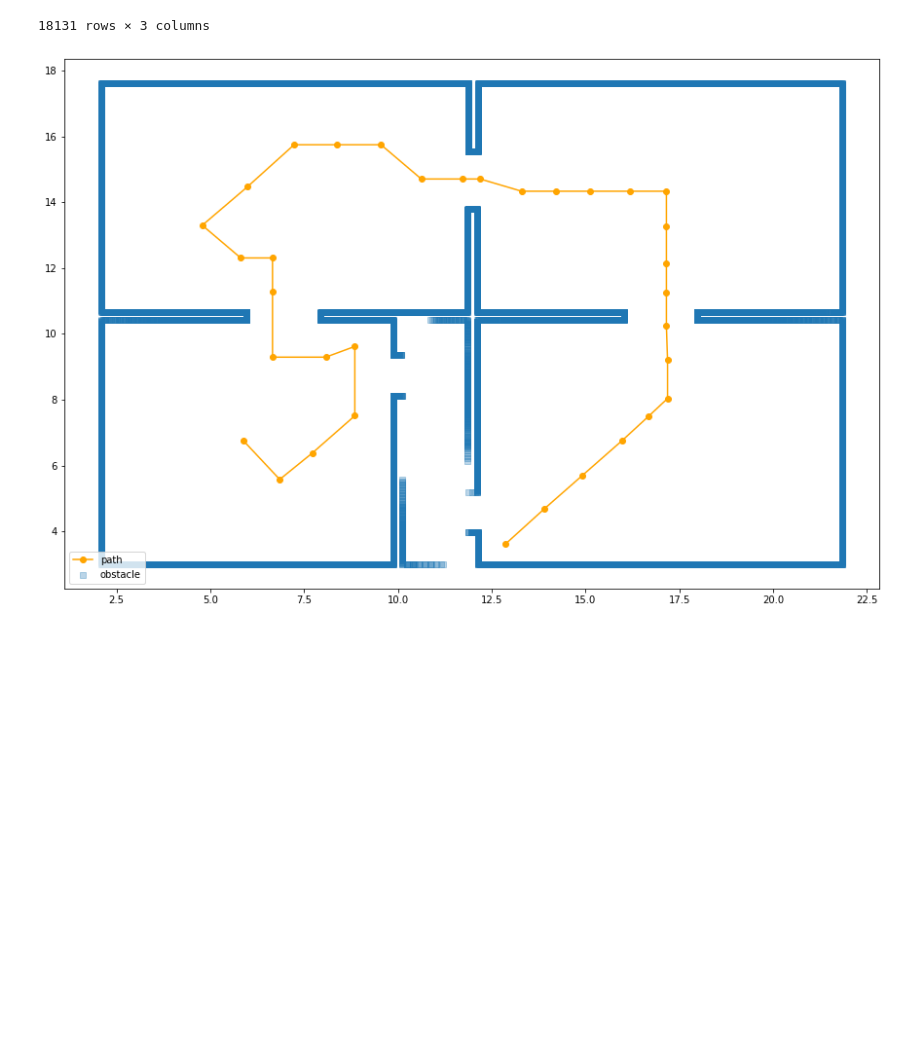
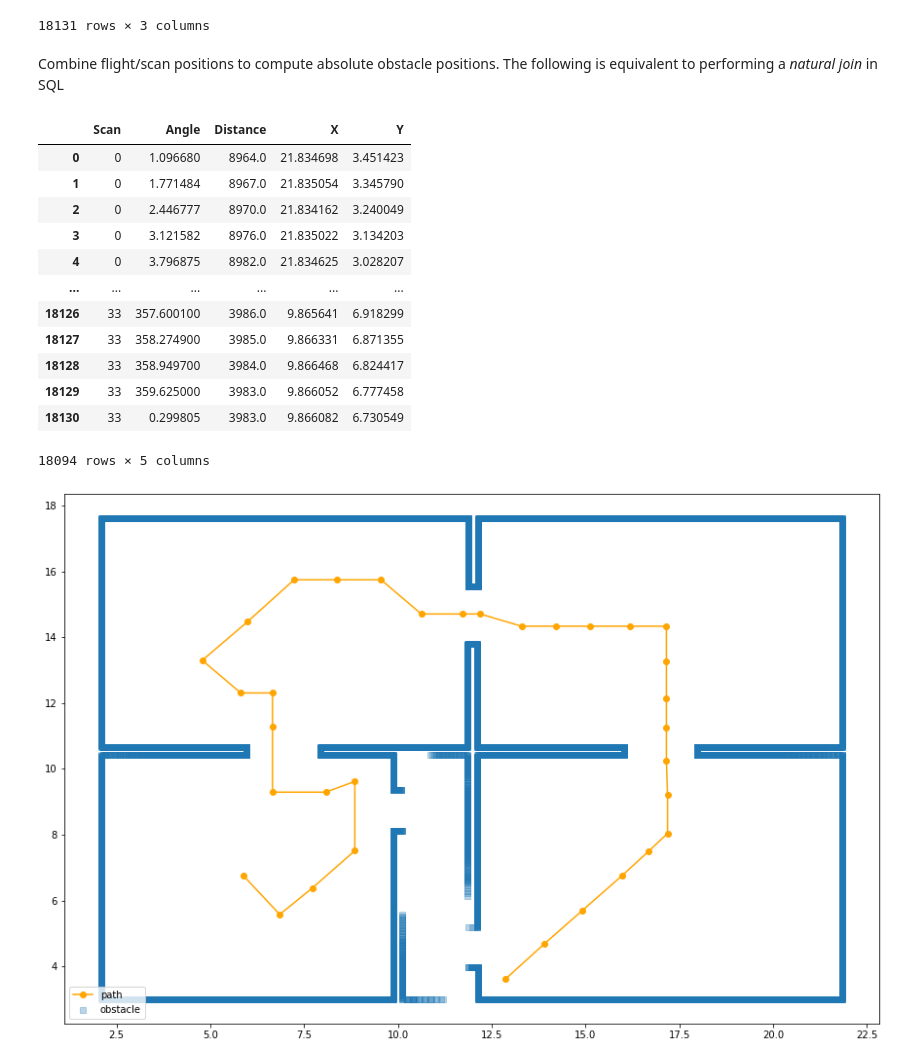
Before and after one commit to EricBizet/drone-flight-pathfinding, a Jupyter notebook: playground.ipynb, the cells around one changed output. Saved outputs shown, nothing was run; the diff lists cells and outputs as text; code cells hidden in the pictures; blank space fills up the shorter version.

```diff
--- a/playground.ipynb
+++ b/playground.ipynb
@@ -98,6 +110,8 @@ obstacle_data
 | 18129 | 33 | 359.625000 | 3983.0 |
 | 18130 | 33 | 0.299805 | 3983.0 |
 18131 rows × 3 columns
+# %% [markdown]
+Combine flight/scan positions to compute absolute obstacle positions. The following is equivalent to performing a *natural join* in SQL
 # %%
 obstacle_data_coords = obstacle_data.join(other=scan_coords, on="Scan")
 # %%
@@ -107,6 +121,22 @@ obstacle_data_coords = obstacle_data_coords[obstacle_data_coords["Distance"]> 10
 # %%
 obstacle_data_coords['X'] = obstacle_data_coords['X'] + ((obstacle_data_coords['Distance'] / 1000) * np.cos(np.radians(obstacle_data_coords['Angle'])))
 obstacle_data_coords['Y'] = obstacle_data_coords['Y'] - ((obstacle_data_coords['Distance'] / 1000) * np.sin(np.radians(obstacle_data_coords['Angle'])))
+# %%
+obstacle_data_coords
+# %% [output]
+|  | Scan | Angle | Distance | X | Y |
+| 0 | 0 | 1.096680 | 8964.0 | 21.834698 | 3.451423 |
+| 1 | 0 | 1.771484 | 8967.0 | 21.835054 | 3.345790 |
+| 2 | 0 | 2.446777 | 8970.0 | 21.834162 | 3.240049 |
+| 3 | 0 | 3.121582 | 8976.0 | 21.835022 | 3.134203 |
+| 4 | 0 | 3.796875 | 8982.0 | 21.834625 | 3.028207 |
+| ... | ... | ... | ... | ... | ... |
+| 18126 | 33 | 357.600100 | 3986.0 | 9.865641 | 6.918299 |
+| 18127 | 33 | 358.274900 | 3985.0 | 9.866331 | 6.871355 |
+| 18128 | 33 | 358.949700 | 3984.0 | 9.866468 | 6.824417 |
+| 18129 | 33 | 359.625000 | 3983.0 | 9.866052 | 6.777458 |
+| 18130 | 33 | 0.299805 | 3983.0 | 9.866082 | 6.730549 |
+18094 rows × 5 columns
 # %%
 fig = plt.figure(figsize=(15, 10))
 ax1 = fig.add_subplot(111)
```
Also changed, not shown: parts of 7 cells of this notebook.
